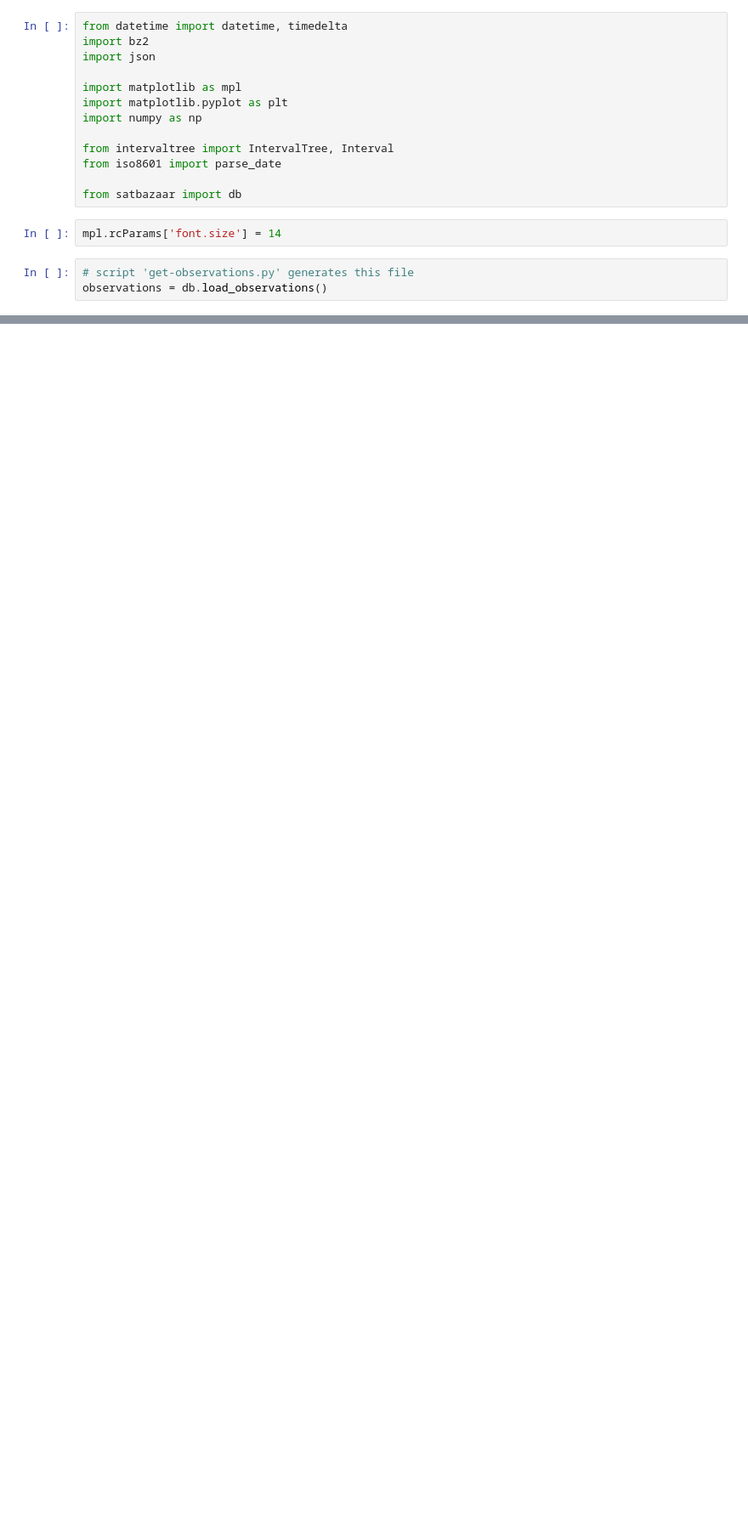
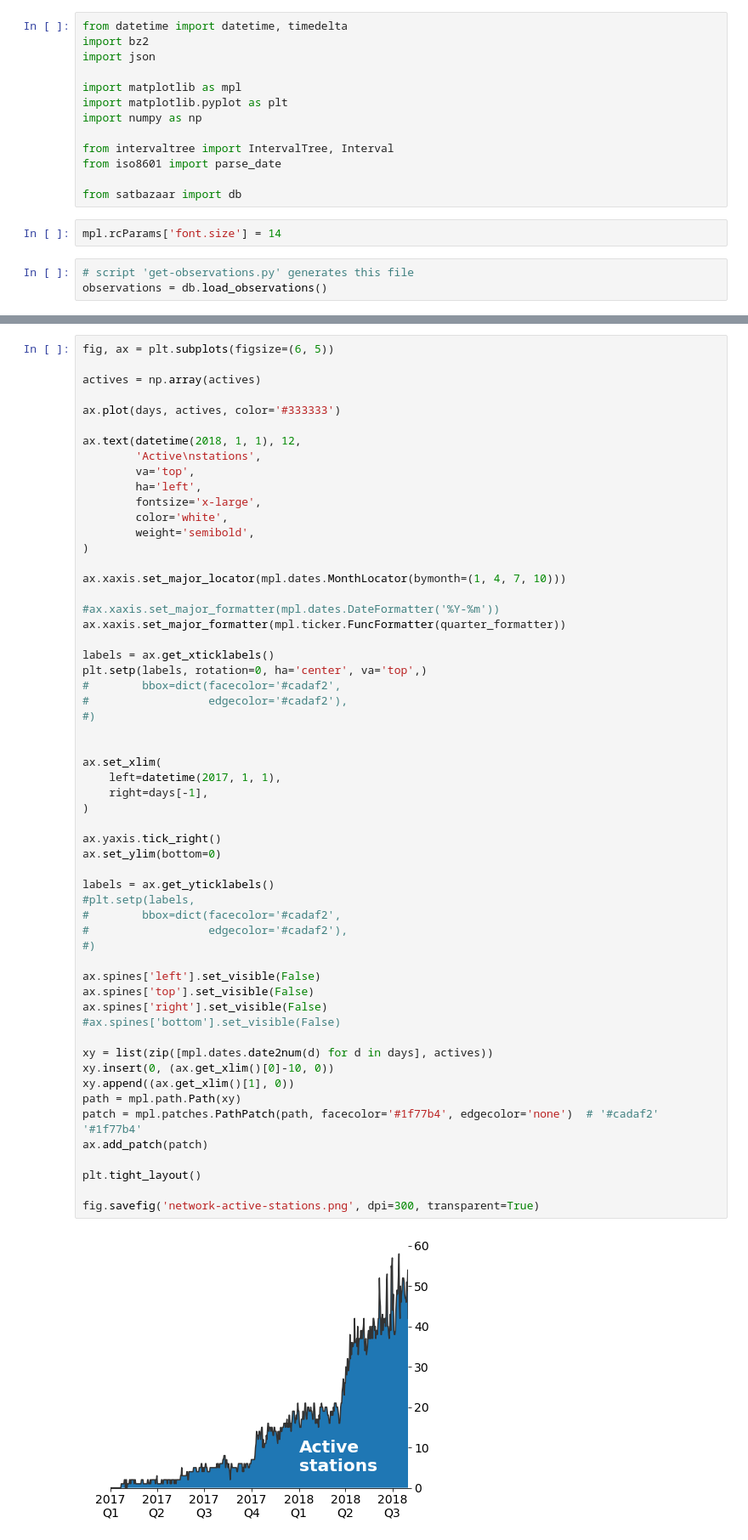
Before and after one commit to wiredlab/scheduling-bazaar, a Jupyter notebook: notebooks/observations-status.ipynb, the cells around one changed output, grey strips where cells are left out. Shown: that part at 85% size. Drawn from its saved outputs; the diff is of its cells as text; blank space fills up the shorter version.

```diff
--- a/notebooks/observations-status.ipynb
+++ b/notebooks/observations-status.ipynb
@@ -254,0 +264,59 @@ plt.tight_layout()
+# %%
+fig, ax = plt.subplots(figsize=(6, 5))
+
+actives = np.array(actives)
+
+ax.plot(days, actives, color='#333333')
+
+ax.text(datetime(2018, 1, 1), 12,
+        'Active\nstations',
+        va='top',
+        ha='left',
+        fontsize='x-large',
+        color='white',
+        weight='semibold',
+)
+
+ax.xaxis.set_major_locator(mpl.dates.MonthLocator(bymonth=(1, 4, 7, 10)))
+
+#ax.xaxis.set_major_formatter(mpl.dates.DateFormatter('%Y-%m'))
+ax.xaxis.set_major_formatter(mpl.ticker.FuncFormatter(quarter_formatter))
+
+labels = ax.get_xticklabels()
+plt.setp(labels, rotation=0, ha='center', va='top',)
+#        bbox=dict(facecolor='#cadaf2',
+#                  edgecolor='#cadaf2'),
+#)
+
+
+ax.set_xlim(
+    left=datetime(2017, 1, 1),
+    right=days[-1],
+)
+
+ax.yaxis.tick_right()
+ax.set_ylim(bottom=0)
+
+labels = ax.get_yticklabels()
+#plt.setp(labels,
+#        bbox=dict(facecolor='#cadaf2',
+#                  edgecolor='#cadaf2'),
+#)
+
+ax.spines['left'].set_visible(False)
+ax.spines['top'].set_visible(False)
+ax.spines['right'].set_visible(False)
+#ax.spines['bottom'].set_visible(False)
+
+xy = list(zip([mpl.dates.date2num(d) for d in days], actives))
+xy.insert(0, (ax.get_xlim()[0]-10, 0))
+xy.append((ax.get_xlim()[1], 0))
+path = mpl.path.Path(xy)
+patch = mpl.patches.PathPatch(path, facecolor='#1f77b4', edgecolor='none')  # '#cadaf2'  '#1f77b4'
+ax.add_patch(patch)
+
+plt.tight_layout()
+
+fig.savefig('network-active-stations.png', dpi=300, transparent=True)
+# %% [output]
+[figure, added]
```
Also changed, not shown: parts of 7 cells of this notebook, 2 other files.
